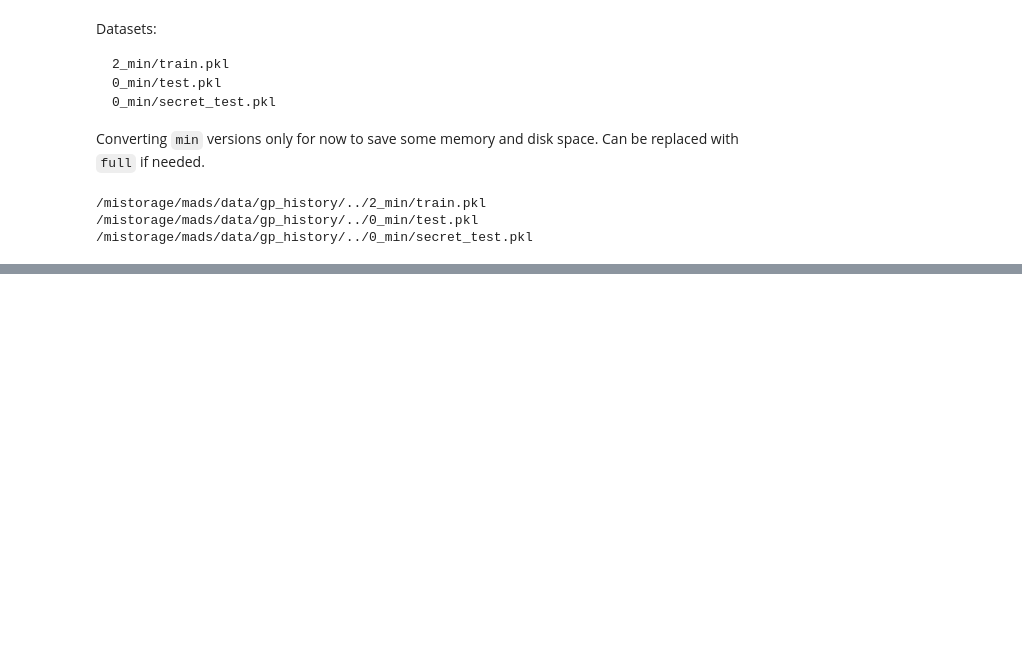
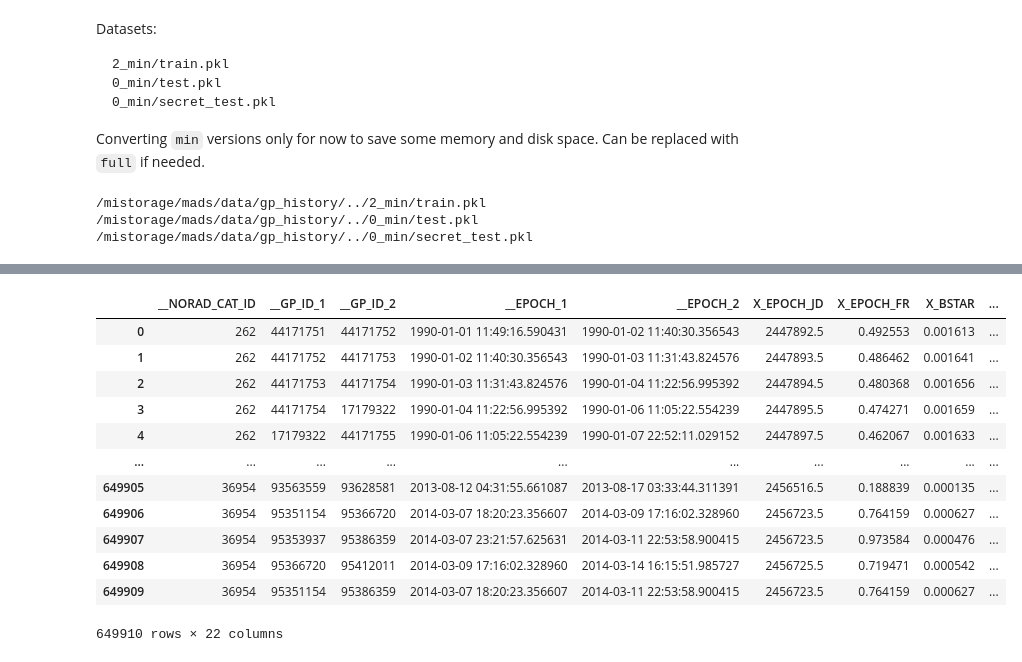
Before and after one commit to cm-tle-pred/tle-prediction, a Jupyter notebook: 3_feature_engineering/feature_engineering.ipynb, the cells around one changed output, grey strips where cells are left out. Cells and saved outputs as stored; diff of their text form; code cells hidden in the pictures; blank space fills up the shorter version.

```diff
--- a/3_feature_engineering/feature_engineering.ipynb
+++ b/3_feature_engineering/feature_engineering.ipynb
@@ -138,0 +107,39 @@ converted_df
+# %%
+converted_df = train_df.groupby(by="NORAD_CAT_ID", as_index=False).progress_apply(convert_feature_values).reset_index()
+# %%
+def generate_X_y(df):
+    idx = df.name
+
+    df = df[['NORAD_CAT_ID', 'EPOCH', 'BSTAR', 'INCLINATION', 'RA_OF_ASC_NODE', 'ECCENTRICITY', 'ARG_OF_PERICENTER',
+             'MEAN_ANOMALY', 'MEAN_MOTION', 'REV_AT_EPOCH',
+             'ARG_OF_PERICENTER_ADJUSTED', 'RA_OF_ASC_NODE_ADJUSTED', 'REV_MEAN_ANOMALY_COMBINED',
+             'GP_ID']]
+    df = df.drop_duplicates(subset=['EPOCH']).sort_values("EPOCH")
+    dfs = []
+    for i in range(1,11):
+        dfi = pd.concat([df,df.shift(-i).add_suffix("_b")], axis=1).dropna()
+        dfs.append(dfi)
+    ddf = pd.concat(dfs)
+
+    # Reference variables only, DO NOT USE TO TRAIN
+    df = ddf[['NORAD_CAT_ID','GP_ID','GP_ID_b','EPOCH','EPOCH_b']]
+    df.columns = ['__NORAD_CAT_ID','__GP_ID_1','__GP_ID_2','__EPOCH_1','__EPOCH_2']
+    df['__GP_ID_2'] = df['__GP_ID_2'].astype(int)
+
+    # X
+    x_cols = ['BSTAR', 'INCLINATION', 'RA_OF_ASC_NODE', 'ECCENTRICITY', 'ARG_OF_PERICENTER',
+              'MEAN_ANOMALY', 'MEAN_MOTION', 'REV_AT_EPOCH']
+    df[['X_EPOCH_JD', 'X_EPOCH_FR']] = ddf.EPOCH.apply(__jday_convert).to_list()
+    df[['X_'+x for x in x_cols]] = ddf[x_cols]
+    df['X_delta_EPOCH'] = (ddf.EPOCH_b - ddf.EPOCH).astype(int) / 86400000000000
+    # y
+    df['y_delta_INCLINATION'] = ddf.INCLINATION_b - ddf.INCLINATION
+    df['y_delta_ECCENTRICITY'] = ddf.ECCENTRICITY_b - ddf.ECCENTRICITY
+    df['y_delta_MEAN_MOTION'] = ddf.MEAN_MOTION_b - ddf.MEAN_MOTION
+    df['y_delta_ARG_OF_PERICENTER'] = ddf.ARG_OF_PERICENTER_ADJUSTED_b - ddf.ARG_OF_PERICENTER_ADJUSTED
+    df['y_delta_RA_OF_ASC_NODE'] = ddf.RA_OF_ASC_NODE_ADJUSTED_b - ddf.RA_OF_ASC_NODE_ADJUSTED
+    df['y_delta_REV_MEAN_ANOMALY_COMBINED'] = ddf.REV_MEAN_ANOMALY_COMBINED_b - ddf.REV_MEAN_ANOMALY_COMBINED
+
+    # not sure if this day limiting thing makes sense....
+    df = df[(df['X_delta_EPOCH'] < 5) & (df['X_delta_EPOCH'] > 0.25)]
+    return df
@@ -138,0 +159,18 @@ converted_df
+# %%
+processed_df = converted_df.groupby(["NORAD_CAT_ID","SUBGROUP"], as_index=False).progress_apply(generate_X_y).reset_index(drop=True)
+# %%
+processed_df
+# %% [output]
+|  | __NORAD_CAT_ID | __GP_ID_1 | __GP_ID_2 | __EPOCH_1 | __EPOCH_2 | X_EPOCH_JD | X_EPOCH_FR | X_BSTAR | ... |
+| 0 | 262 | 44171751 | 44171752 | 1990-01-01 11:49:16.590431 | 1990-01-02 11:40:30.356543 | 2447892.5 | 0.492553 | 0.001613 | ... |
+| 1 | 262 | 44171752 | 44171753 | 1990-01-02 11:40:30.356543 | 1990-01-03 11:31:43.824576 | 2447893.5 | 0.486462 | 0.001641 | ... |
+| 2 | 262 | 44171753 | 44171754 | 1990-01-03 11:31:43.824576 | 1990-01-04 11:22:56.995392 | 2447894.5 | 0.480368 | 0.001656 | ... |
+| 3 | 262 | 44171754 | 17179322 | 1990-01-04 11:22:56.995392 | 1990-01-06 11:05:22.554239 | 2447895.5 | 0.474271 | 0.001659 | ... |
+| 4 | 262 | 17179322 | 44171755 | 1990-01-06 11:05:22.554239 | 1990-01-07 22:52:11.029152 | 2447897.5 | 0.462067 | 0.001633 | ... |
+| ... | ... | ... | ... | ... | ... | ... | ... | ... | ... |
+| 649905 | 36954 | 93563559 | 93628581 | 2013-08-12 04:31:55.661087 | 2013-08-17 03:33:44.311391 | 2456516.5 | 0.188839 | 0.000135 | ... |
+| 649906 | 36954 | 95351154 | 95366720 | 2014-03-07 18:20:23.356607 | 2014-03-09 17:16:02.328960 | 2456723.5 | 0.764159 | 0.000627 | ... |
+| 649907 | 36954 | 95353937 | 95386359 | 2014-03-07 23:21:57.625631 | 2014-03-11 22:53:58.900415 | 2456723.5 | 0.973584 | 0.000476 | ... |
+| 649908 | 36954 | 95366720 | 95412011 | 2014-03-09 17:16:02.328960 | 2014-03-14 16:15:51.985727 | 2456725.5 | 0.719471 | 0.000542 | ... |
+| 649909 | 36954 | 95351154 | 95386359 | 2014-03-07 18:20:23.356607 | 2014-03-11 22:53:58.900415 | 2456723.5 | 0.764159 | 0.000627 | ... |
+649910 rows × 22 columns
```
Also changed, not shown: parts of 7 cells of this notebook, 2 other files.
